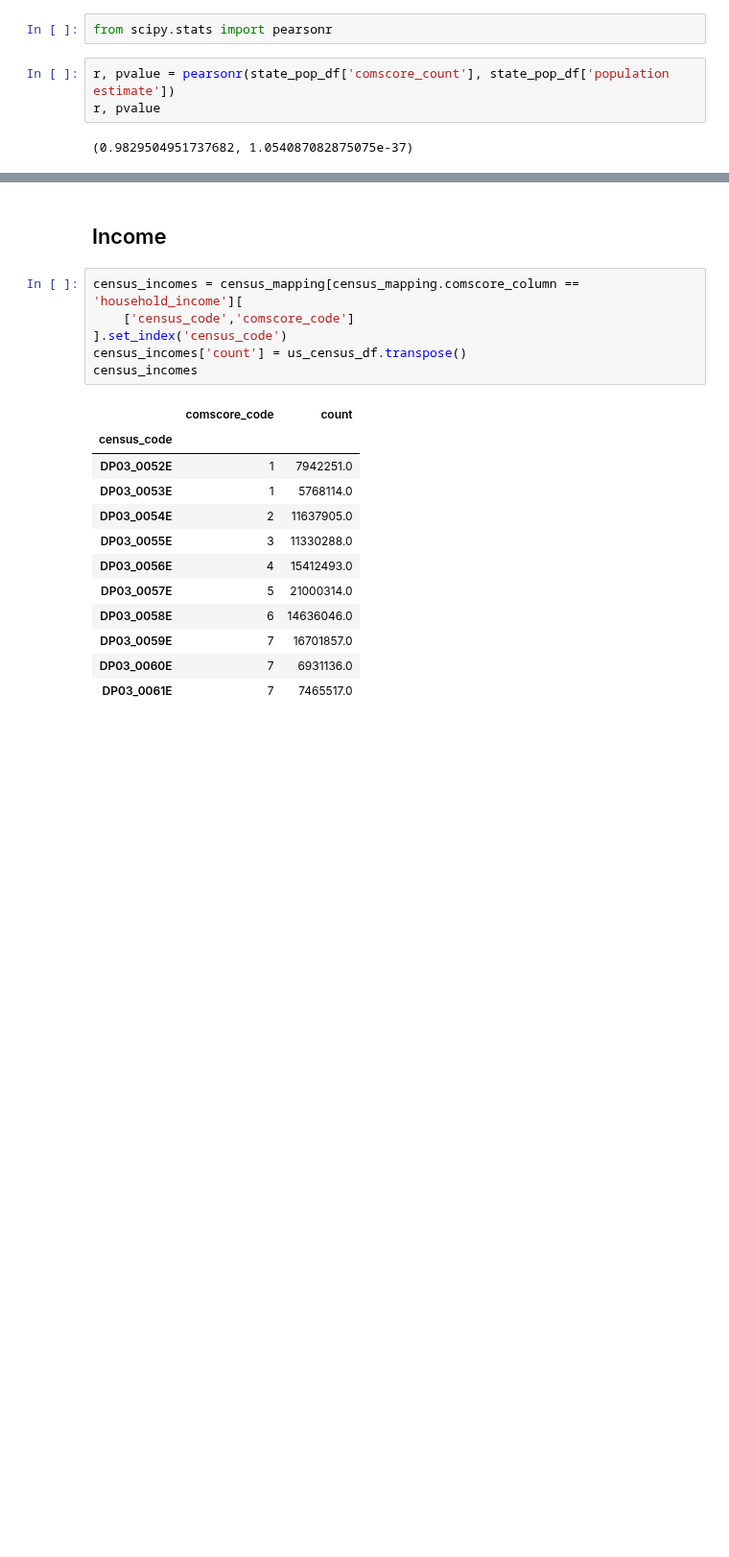
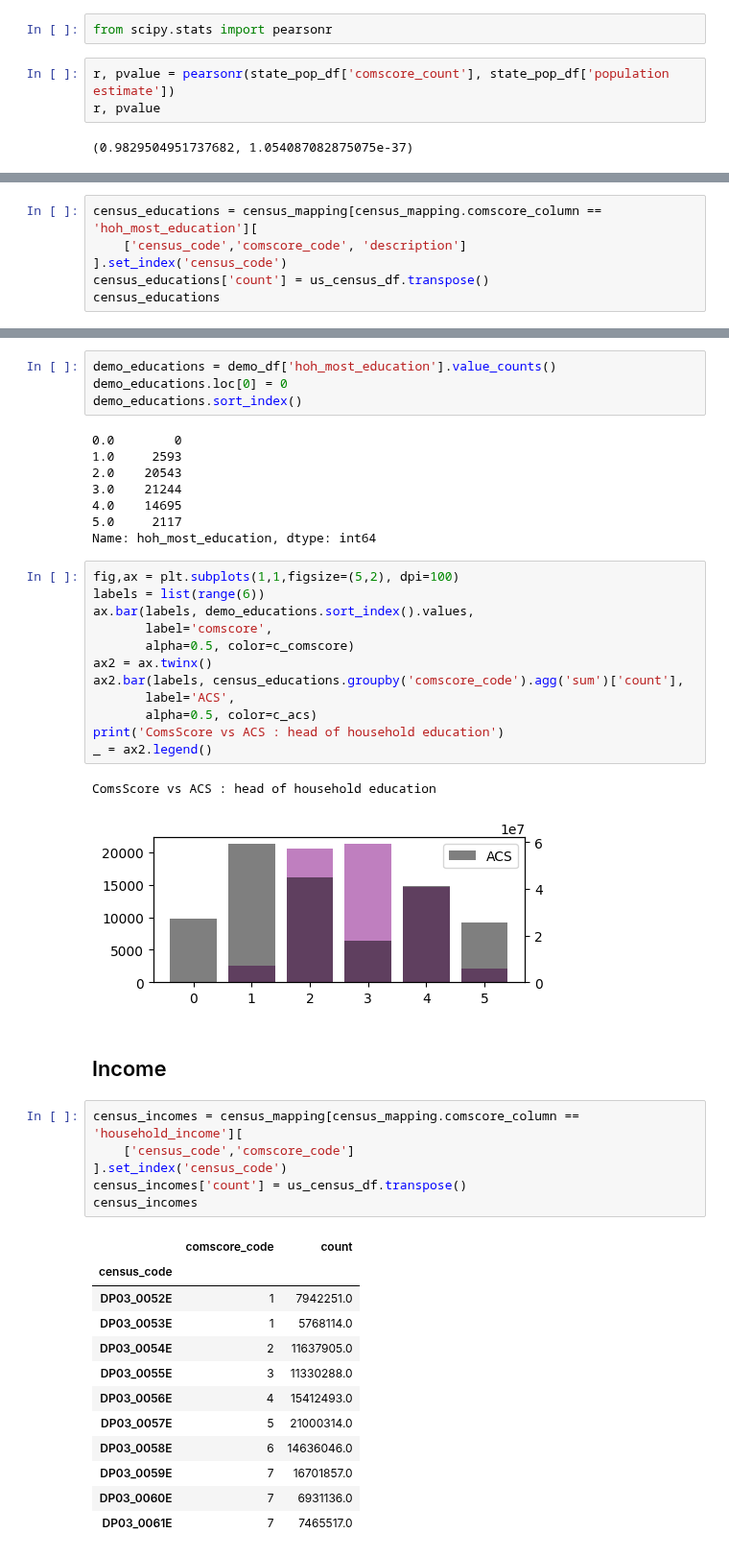
Before and after one commit to aberke/floc-analysis, a Jupyter notebook: notebooks/demographics_explore.ipynb, the cells around one changed output, grey strips where cells are left out. Shown at 96% size. Cells and saved outputs as stored; diff of their text form; blank space fills up the shorter version.

Commit message:
demographics : explore head of household education level for comscore vs ACS data

```diff
--- a/notebooks/demographics_explore.ipynb
+++ b/notebooks/demographics_explore.ipynb
@@ -465,0 +468,6 @@ r, pvalue
+# %%
+census_educations = census_mapping[census_mapping.comscore_column == 'hoh_most_education'][
+    ['census_code','comscore_code', 'description']
+].set_index('census_code')
+census_educations['count'] = us_census_df.transpose()
+census_educations
@@ -466,3 +494,30 @@ r, pvalue
+# %%
+demo_educations = demo_df['hoh_most_education'].value_counts()
+demo_educations.loc[0] = 0
+demo_educations.sort_index()
+# %% [output]
+0.0        0
+1.0     2593
+2.0    20543
+3.0    21244
+4.0    14695
+5.0     2117
+Name: hoh_most_education, dtype: int64
+# %%
+fig,ax = plt.subplots(1,1,figsize=(5,2), dpi=100)
+labels = list(range(6))
+ax.bar(labels, demo_educations.sort_index().values,
+       label='comscore',
+       alpha=0.5, color=c_comscore)
+ax2 = ax.twinx()
+ax2.bar(labels, census_educations.groupby('comscore_code').agg('sum')['count'],
+       label='ACS',
+       alpha=0.5, color=c_acs)
+print('ComsScore vs ACS : head of household education')
+_ = ax2.legend()
+# %% [output]
+ComsScore vs ACS : head of household education
+[figure, added]
 # %% [markdown]
 ## Income
 # %%
```
Also changed, not shown: parts of 3 cells of this notebook.
